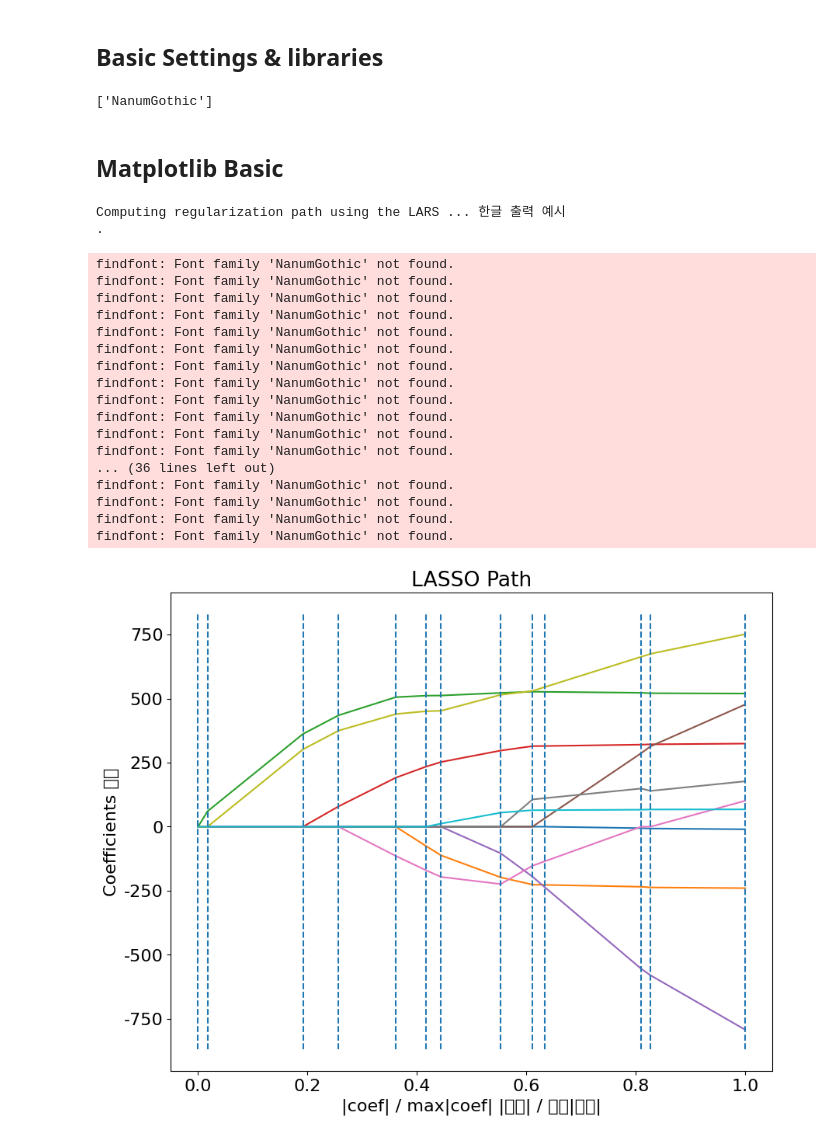
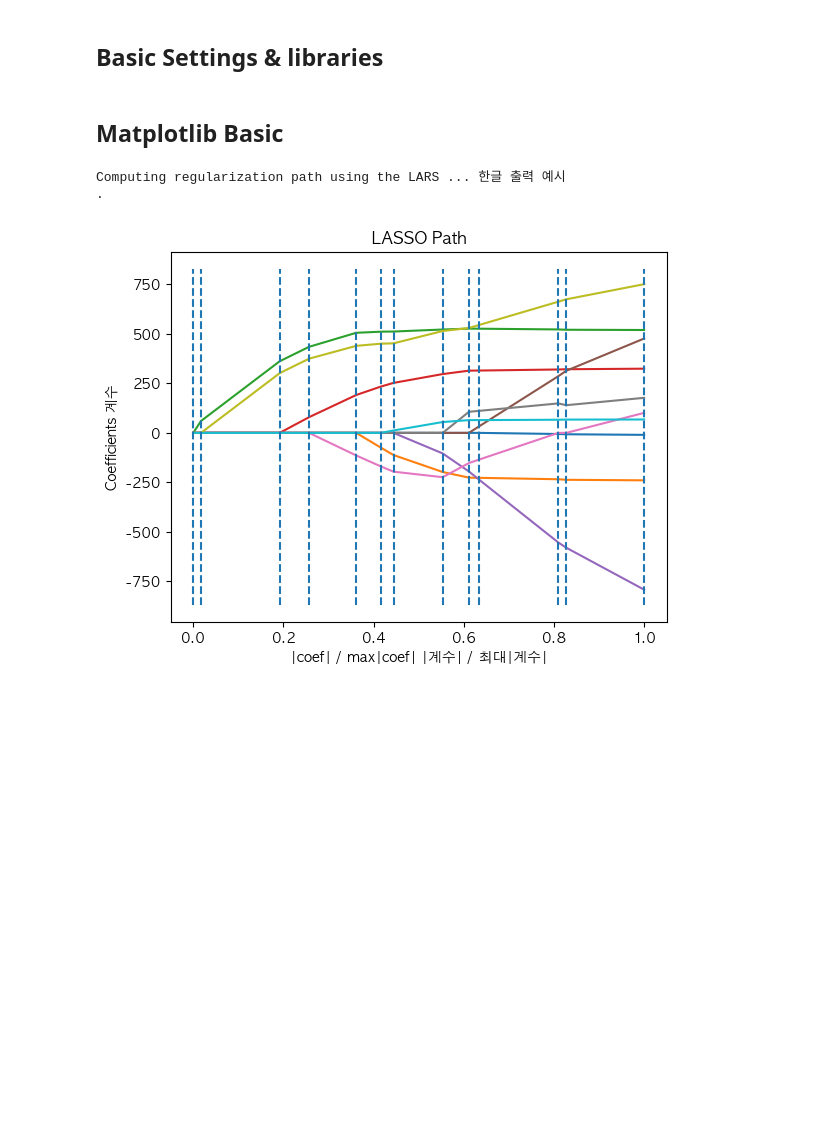
Before and after one commit to CodeTestforSelf/ceatacea, a Jupyter notebook: Python_Visualization_Basic.ipynb, the cells around one changed output. Saved outputs shown, nothing was run; the diff lists cells and outputs as text; code cells hidden in the pictures; blank space fills up the shorter version.

```diff
--- a/Python_Visualization_Basic.ipynb
+++ b/Python_Visualization_Basic.ipynb
@@ -36,71 +36,50 @@ import numpy as np
 
 # Data Visualization
 import matplotlib.pyplot as plt
+import matplotlib.font_manager as fm
 import seaborn as sns
 
+# Machine Learning
+from sklearn import linear_model
+from sklearn import datasets
 
 # Display Expand
 pd.set_option('display.max_columns', 60)
 
 # Font Settings
-plt.rcParams['font.family'] = 'NanumGothic' # plt 한글 폰트 적용 # NanumSquare, NanumGothic
-plt.rcParams["font.size"] = 16 # 기본 폰트 사이즈
-plt.rcParams["figure.figsize"] = (10, 8) # 기본 figure size
+plt.rc('font', family='AppleGothic') # Mac 환경. # ref : https://pinkwink.kr/990
+
+# in Google Colab # ref : http://corazzon.github.io/matplotlib_font_setting
+# fm._get_fontconfig_fonts.cache_clear()
+# plt.rcParams['font.family'] = 'NanumGothic' # plt 한글 폰트 적용 # NanumSquare, NanumGothic
+# plt.rcParams['font.size'] = 16 # 기본 폰트 사이즈
+# plt.rcParams['figure.figsize'] = (10, 8) # 기본 figure size
+
 plt.rcParams['axes.unicode_minus'] = False # 마이너스 폰트 깨지는 문제 해결
-# %%
-print (plt.rcParams['font.family'] )
-# %% [output]
-['NanumGothic']
 # %% [markdown]
 ## Matplotlib Basic
 # %%
 # 한글 깨지는 이슈 해결 중
 # example plots
 # code ref : https://scikit-learn.org/stable/auto_examples/linear_model/plot_lasso_lars.html
-
-from sklearn import linear_model
-from sklearn import datasets
-
-# ref : http://corazzon.github.io/matplotlib_font_setting
-# fname 옵션을 사용하는 방법
-import matplotlib.font_manager as fm
-path = 'etc/fonts/NanumGothic_ttf/NanumGothic.ttf'
-fontprop = fm.FontProperties(fname=path, size=18)
 
 X, y = datasets.load_diabetes(return_X_y=True)
 
 print("Computing regularization path using the LARS ... 한글 출력 예시")
 _, _, coefs = linear_model.lars_path(X, y, method="lasso", verbose=True)
 
 xx = np.sum(np.abs(coefs.T), axis=1)
 xx /= xx[-1]
 
 plt.plot(xx, coefs.T)
 ymin, ymax = plt.ylim()
 plt.vlines(xx, ymin, ymax, linestyle="dashed")
 plt.xlabel("|coef| / max|coef| |계수| / 최대|계수|")
 plt.ylabel("Coefficients 계수")
 plt.title("LASSO Path")
 plt.axis("tight")
 plt.show()
 # %% [output]
 Computing regularization path using the LARS ... 한글 출력 예시
 .
-findfont: Font family 'NanumGothic' not found.
-findfont: Font family 'NanumGothic' not found.
-findfont: Font family 'NanumGothic' not found.
-findfont: Font family 'NanumGothic' not found.
-findfont: Font family 'NanumGothic' not found.
-findfont: Font family 'NanumGothic' not found.
-findfont: Font family 'NanumGothic' not found.
-findfont: Font family 'NanumGothic' not found.
-findfont: Font family 'NanumGothic' not found.
-findfont: Font family 'NanumGothic' not found.
-findfont: Font family 'NanumGothic' not found.
-findfont: Font family 'NanumGothic' not found.
-... (36 lines left out)
-findfont: Font family 'NanumGothic' not found.
-findfont: Font family 'NanumGothic' not found.
-findfont: Font family 'NanumGothic' not found.
-findfont: Font family 'NanumGothic' not found.
-[figure, old version]
+[figure, new version]
```
Also changed, not shown: parts of 1 cell of this notebook, 5 other files.
